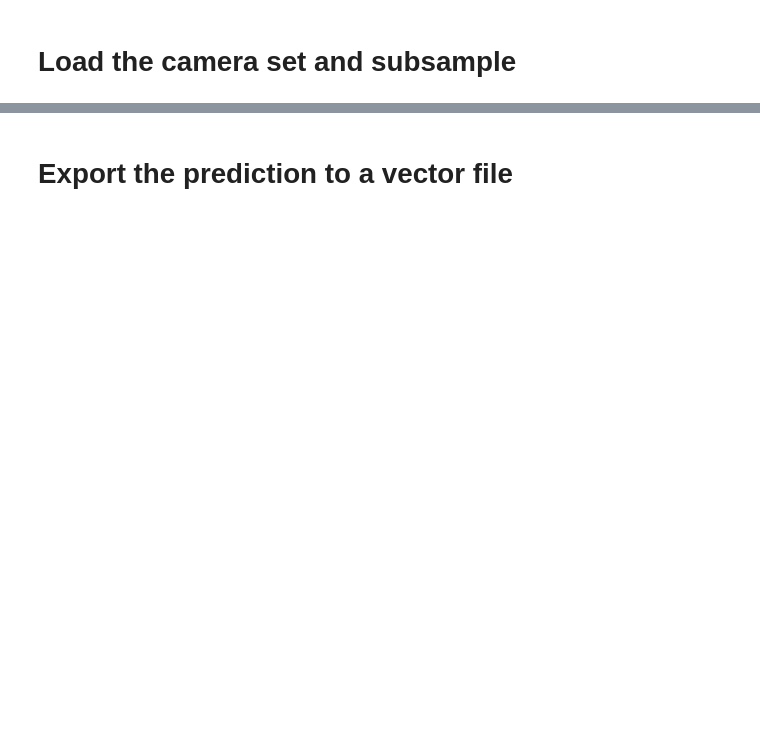
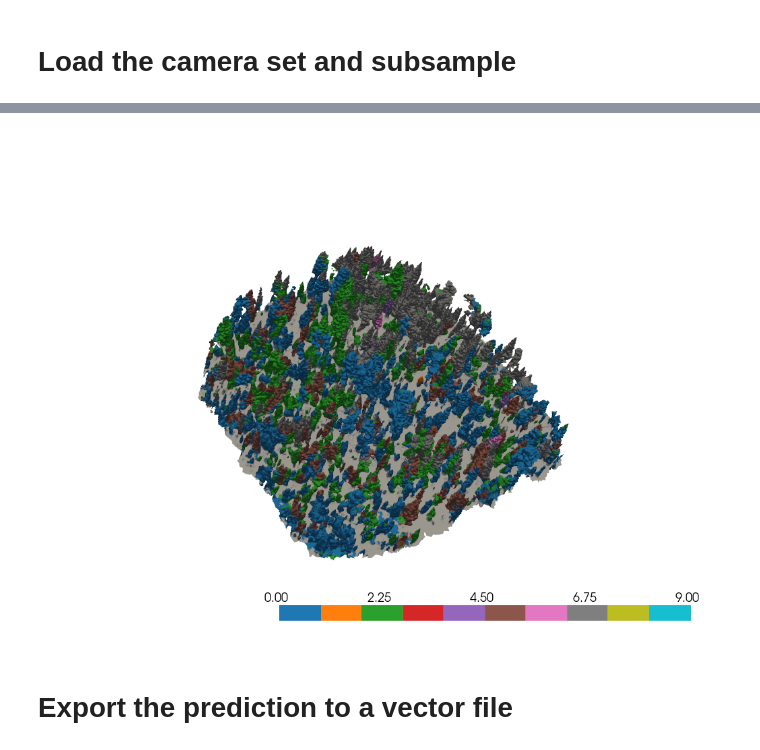
Before and after one commit to open-forest-observatory/geograypher, a Jupyter notebook: examples/aggregate_predictions.ipynb, the cells around one changed output, grey strips where cells are left out. Drawn from its saved outputs; the diff is of its cells as text; code cells hidden in the pictures; blank space fills up the shorter version.

Commit message:
Working aggregation example except for evaluation

```diff
--- a/examples/aggregate_predictions.ipynb
+++ b/examples/aggregate_predictions.ipynb
@@ -36,4 +49,6 @@ PREDICTED_IMAGE_LABELS_FOLDER = EXAMPLE_PREDICTED_IMAGE_LABELS_FOLDER
 # %% [markdown]
 # Load the mesh
 # %%
-mesh = TexturedPhotogrammetryMesh(MESH_FILENAME)
+mesh = TexturedPhotogrammetryMesh(
+    MESH_FILENAME, transform_filename=EXAMPLE_CAMERAS_FILENAME
+)
@@ -52,14 +71,18 @@ mesh.vis(camera_set=camera_set, force_xvfb=True)
 segmentor = LookUpSegmentor(
     base_folder=IMAGE_FOLDER,
     lookup_folder=PREDICTED_IMAGE_LABELS_FOLDER,
-    num_classes=NUM_CLASSES,
+    num_classes=len(LABEL_NAMES),
 )
 
 segmentor_camera_set = SegmentorPhotogrammetryCameraSet(
     training_camera_set, segmentor=segmentor
 )
 # %%
-averaged_label_IDs, _, _ = mesh.aggregate_viewpoints_pytorch3d(
-    segmentor_camera_set,
-    image_scale=AGGREGATE_IMAGE_SCALE,
-)
+if USE_CACHED_AGGREGATION:
+    aggregated_face_labels = np.load(AGGREGATED_FACE_LABELS_FILE)
+else:
+    aggregated_face_labels, _, _ = mesh.aggregate_viewpoints_pytorch3d(
+        segmentor_camera_set,
+        image_scale=AGGREGATE_IMAGE_SCALE,
+    )
+    np.save(AGGREGATED_FACE_LABELS_FILE, aggregated_face_labels)
@@ -69,2 +89,18 @@ mesh.vis(vis_scalars=max_class)
+# %%
+predicted_face_classes = np.argmax(
+    aggregated_face_labels, axis=1, keepdims=True
+).astype(float)
+# Compute which vertices are part of the ground by thresholding the height above the DTM
+ground_mask_verts = mesh.get_height_above_ground(
+    DTM_file=DTM_FILE, threshold=HEIGHT_ABOVE_GROUND_THRESH
+)
+ground_mask_faces = mesh.vert_to_face_texture(ground_mask_verts.astype(int)).astype(
+    bool
+)
+predicted_face_classes[ground_mask_faces] = np.nan
+# %%
+mesh.vis(vis_scalars=predicted_face_classes)
+# %% [output]
+[figure, added]
 # %% [markdown]
 # Export the prediction to a vector file
```
Also changed, not shown: parts of 8 cells of this notebook.
